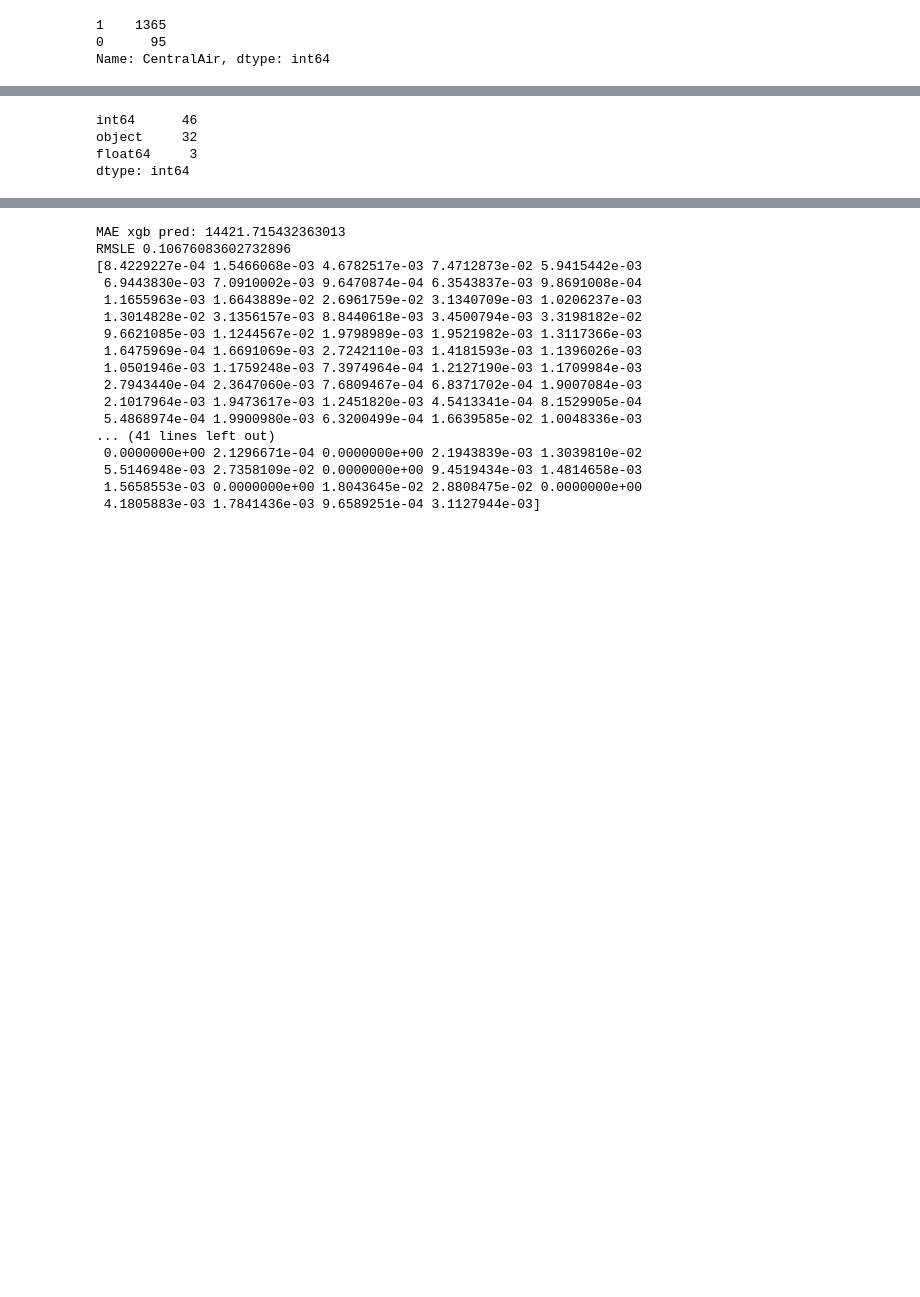
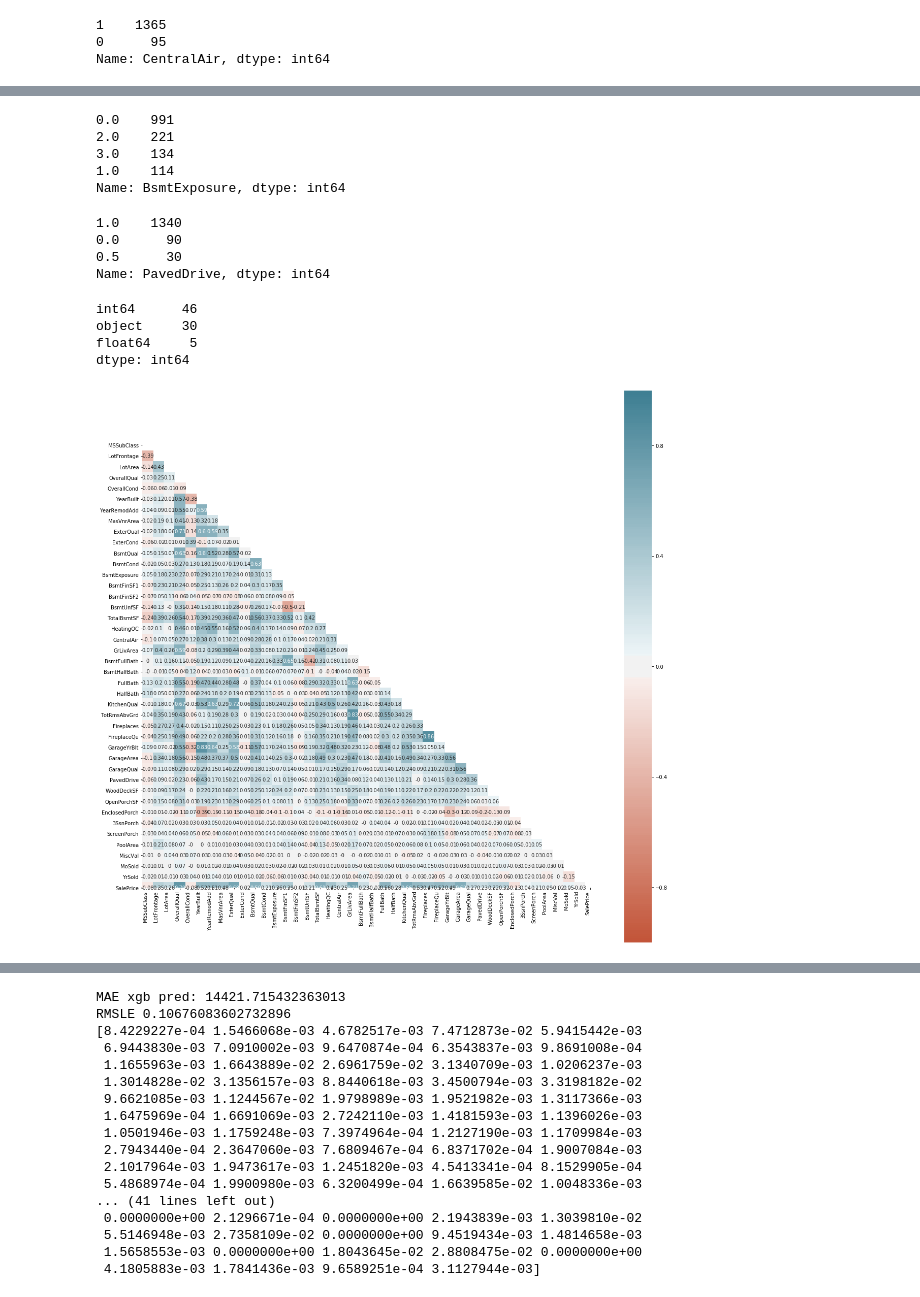
Before and after one commit to Stackeduary/HomePrices, a Jupyter notebook: group_project.ipynb, the cells around one changed output, grey strips where cells are left out. Drawn from its saved outputs; the diff is of its cells as text; code cells hidden in the pictures; blank space fills up the shorter version.

```diff
--- a/group_project.ipynb
+++ b/group_project.ipynb
@@ -56,7 +65,54 @@ Name: CentralAir, dtype: int64
+# %%
+df["BsmtExposure"] = df["BsmtExposure"].replace(4, 3)
+df["BsmtExposure"] = df["BsmtExposure"].replace("Av", 2)
+df["BsmtExposure"] = df["BsmtExposure"].replace("No", 0)
+df["BsmtExposure"] = df["BsmtExposure"].replace("Mn", 1)
+df["BsmtExposure"] = df["BsmtExposure"].fillna(0)
+# %%
+df["BsmtExposure"].value_counts()
+# %% [output]
+0.0    991
+2.0    221
+3.0    134
+1.0    114
+Name: BsmtExposure, dtype: int64
+# %%
+df["PavedDrive"] = df["PavedDrive"].replace("Y", 1)
+df["PavedDrive"] = df["PavedDrive"].replace("N", 0)
+df["PavedDrive"] = df["PavedDrive"].replace("P", 0.5)
+# %%
+df["PavedDrive"].value_counts()
+# %% [output]
+1.0    1340
+0.0      90
+0.5      30
+Name: PavedDrive, dtype: int64
 # %%
 df.dtypes.value_counts()
 # %% [output]
 int64      46
-object     32
-float64     3
+object     30
+float64     5
 dtype: int64
+# %%
+plt.figure(figsize=(20,20))
+
+mask = np.zeros_like(df.corr())
+mask[np.triu_indices_from(mask)] = True
+
+
+ax = sns.heatmap(
+    round(df.corr(), 2),
+    vmin=-1, vmax=1, center=0,
+    cmap=sns.diverging_palette(20, 220, n=200),
+    square=True,
+    annot=True,
+    mask=mask
+)
+ax.set_xticklabels(
+    ax.get_xticklabels(),
+    rotation=90,
+    horizontalalignment='right'
+);
+# %% [output]
+[figure, added]
```
Also changed, not shown: parts of 29 cells of this notebook.
